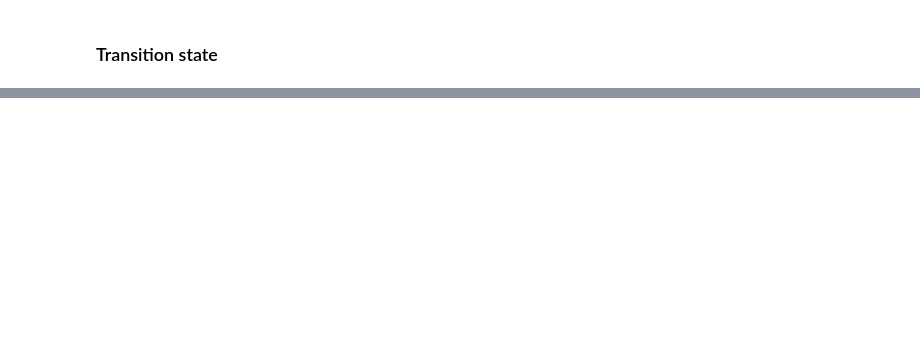
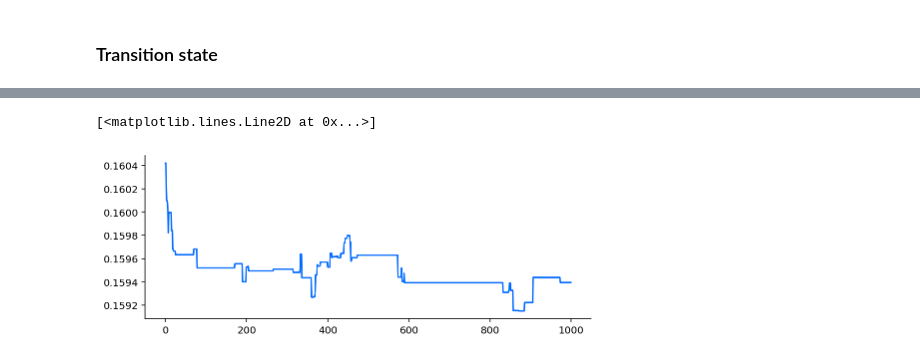
Before and after one commit to gerdm/misc, a Jupyter notebook: 2022-04/advanced-computational-methods.ipynb, the cells around one changed output, grey strips where cells are left out. Saved outputs shown, nothing was run; the diff lists cells and outputs as text; code cells hidden in the pictures; blank space fills up the shorter version.

```diff
--- a/2022-04/advanced-computational-methods.ipynb
+++ b/2022-04/advanced-computational-methods.ipynb
@@ -497,0 +511,5 @@ DeviceArray([0.28745, 1.35859], dtype=float32)
+# %%
+plt.plot(pmmh_res["params"][:, 1])
+# %% [output]
+[<matplotlib.lines.Line2D at 0x...>]
+[figure, added]
```
Also changed, not shown: parts of 18 cells of this notebook.
